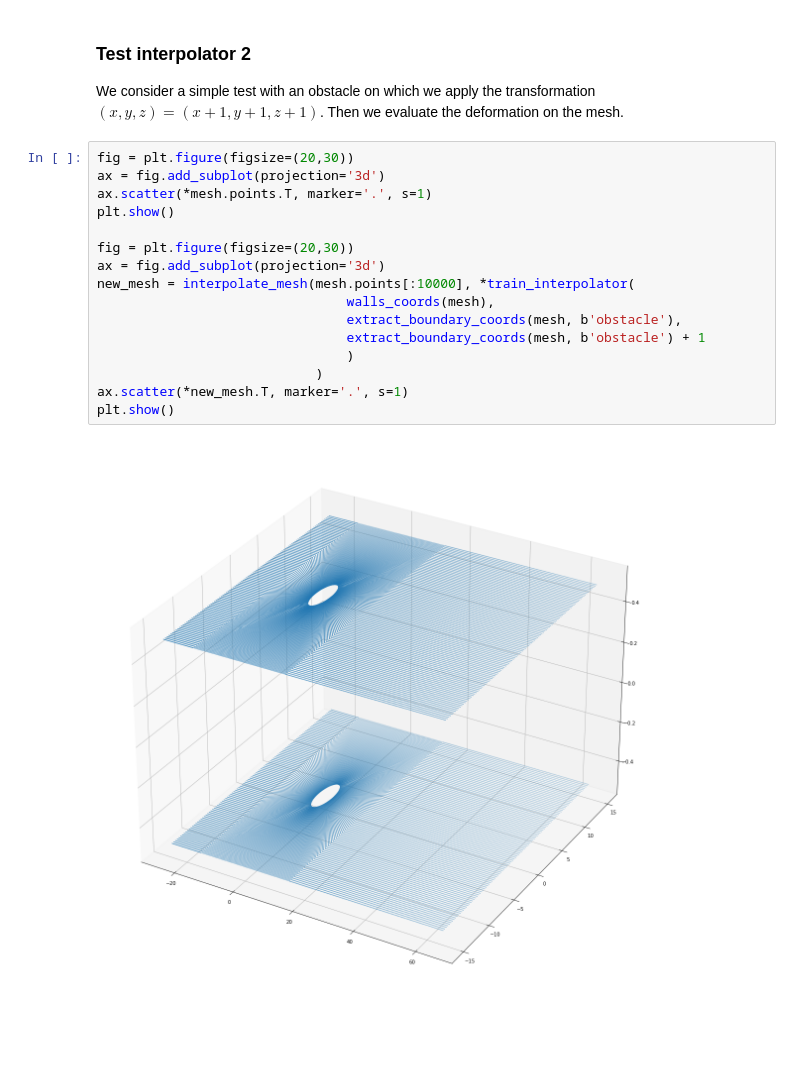
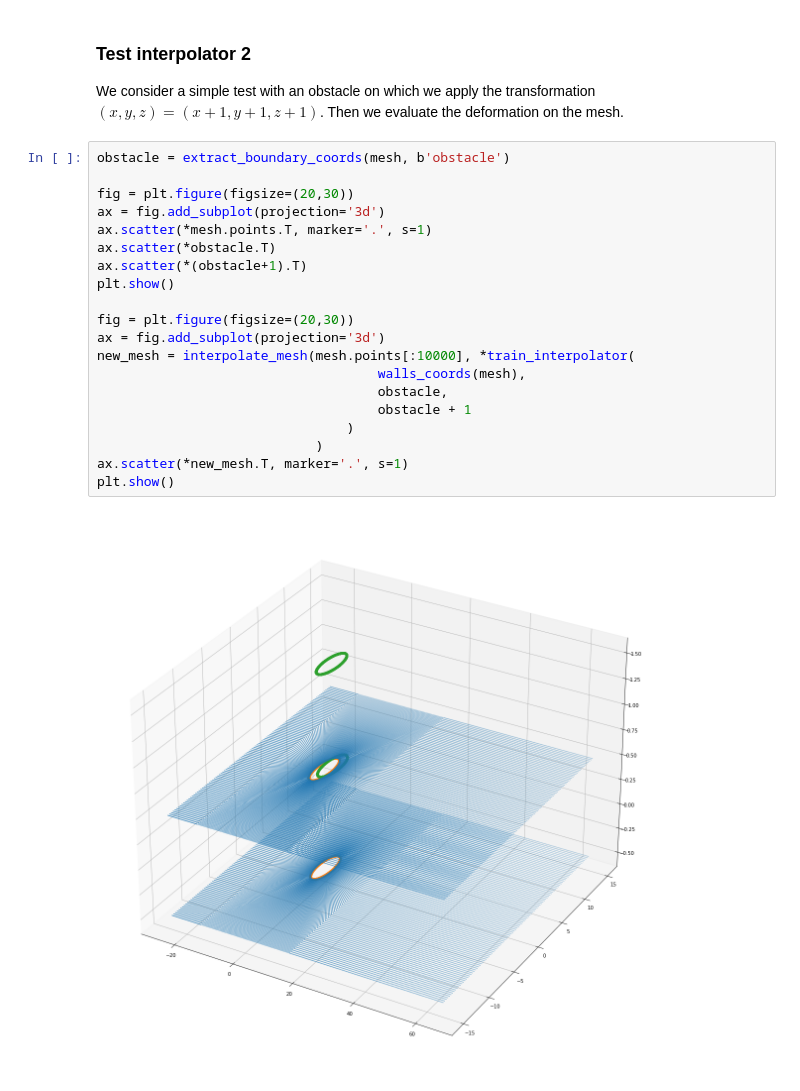
Before and after one commit to fAndreuzzi/mismesh, a Jupyter notebook: Notebook.ipynb, the cells around one changed output. Saved outputs shown, nothing was run; the diff lists cells and outputs as text; blank space fills up the shorter version.

Commit message:
code cleanup. plot obstacle

```diff
--- a/Notebook.ipynb
+++ b/Notebook.ipynb
@@ -116,21 +116,25 @@ plt.show()
 ### Test interpolator 2
 We consider a simple test with an obstacle on which we apply the transformation $(x,y,z) = (x+1, y+1, z+1)$. Then we evaluate the deformation on the mesh.
 # %%
+obstacle = extract_boundary_coords(mesh, b'obstacle')
+
 fig = plt.figure(figsize=(20,30))
 ax = fig.add_subplot(projection='3d')
 ax.scatter(*mesh.points.T, marker='.', s=1)
+ax.scatter(*obstacle.T)
+ax.scatter(*(obstacle+1).T)
 plt.show()
 
 fig = plt.figure(figsize=(20,30))
 ax = fig.add_subplot(projection='3d')
 new_mesh = interpolate_mesh(mesh.points[:10000], *train_interpolator(
-                                walls_coords(mesh),
-                                extract_boundary_coords(mesh, b'obstacle'),
-                                extract_boundary_coords(mesh, b'obstacle') + 1
+                                    walls_coords(mesh),
+                                    obstacle,
+                                    obstacle + 1
                                 )
                             )
 ax.scatter(*new_mesh.T, marker='.', s=1)
 plt.show()
 # %% [output]
-[figure, old version]
+[figure, new version]
 [figure]
```
Also changed, not shown: parts of 2 cells of this notebook.
